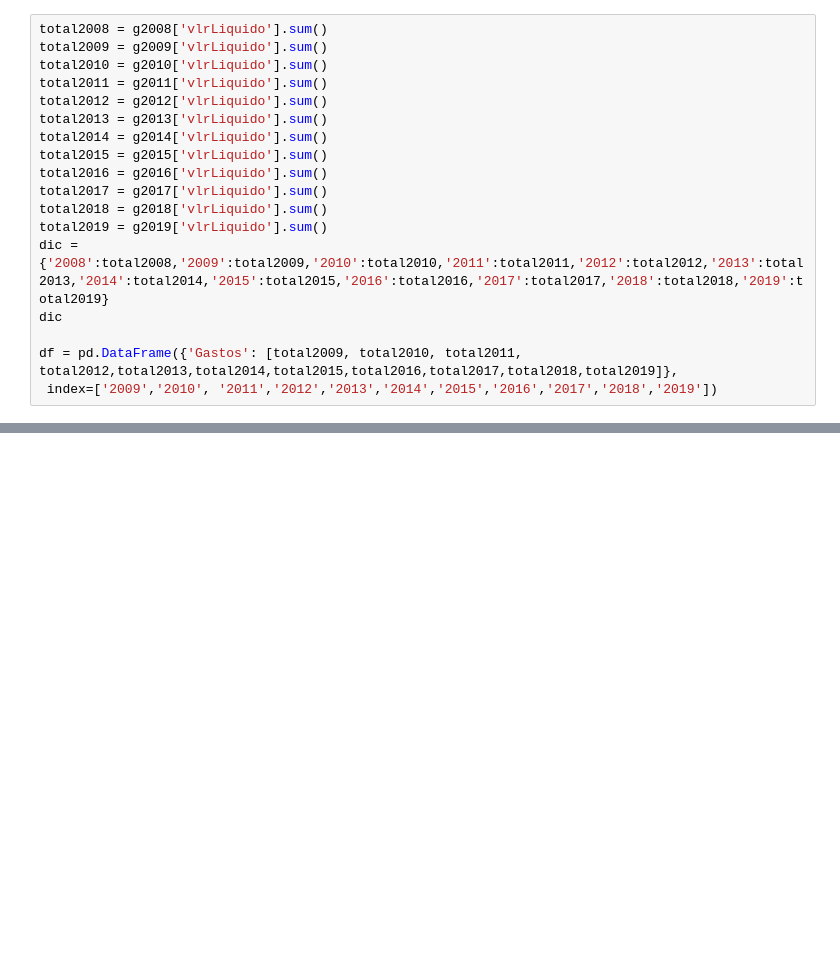
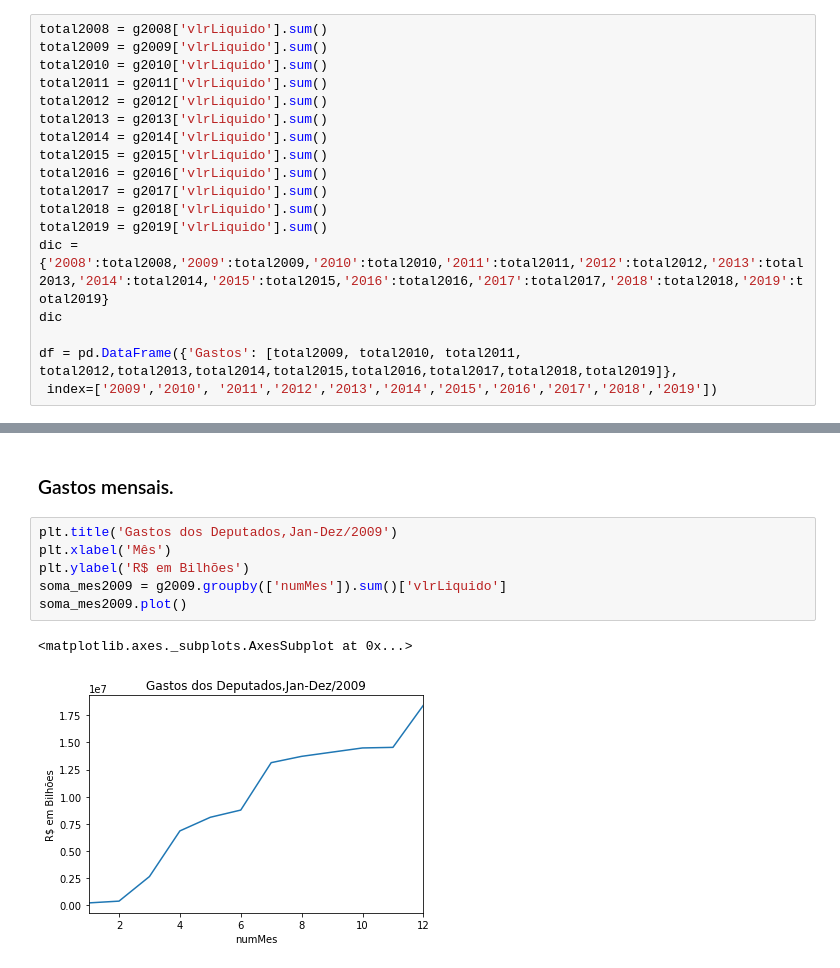
Before and after one commit to wesquel/Projeto-Estatistica, a Jupyter notebook: Projeto Estatística 0.2.ipynb, the cells around one changed output, grey strips where cells are left out. Saved outputs shown, nothing was run; the diff lists cells and outputs as text; blank space fills up the shorter version.

```diff
--- a/Projeto Estatística 0.2.ipynb
+++ b/Projeto Estatística 0.2.ipynb
@@ -145,0 +142,11 @@ obs: ('O Grafico de 2008 e 2019 estão incompletos')
+# %% [markdown]
+### Gastos mensais.
+# %%
+plt.title('Gastos dos Deputados,Jan-Dez/2009')
+plt.xlabel('Mês')
+plt.ylabel('R$ em Bilhões')
+soma_mes2009 = g2009.groupby(['numMes']).sum()['vlrLiquido']
+soma_mes2009.plot()
+# %% [output]
+<matplotlib.axes._subplots.AxesSubplot at 0x...>
+[figure, added]
```
Also changed, not shown: parts of 41 cells of this notebook.
